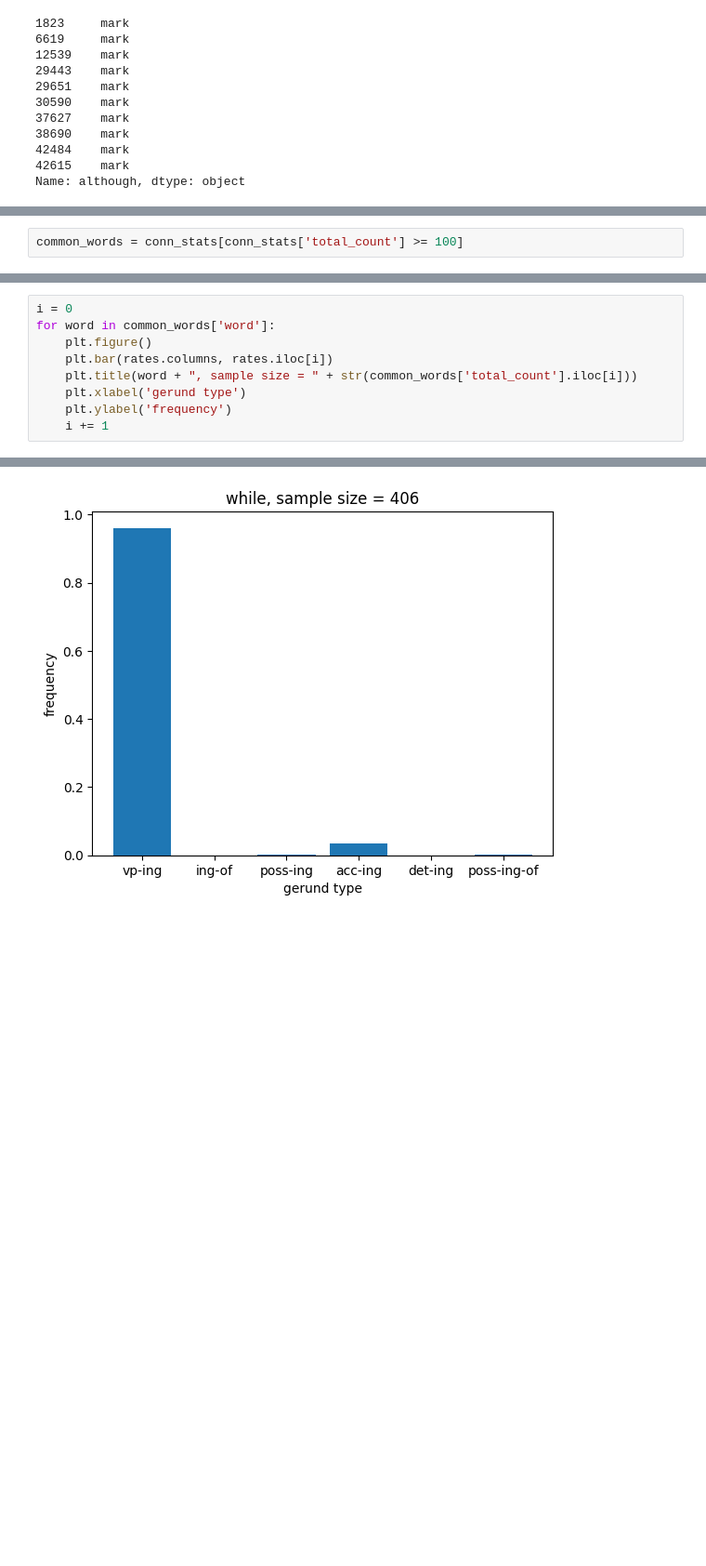
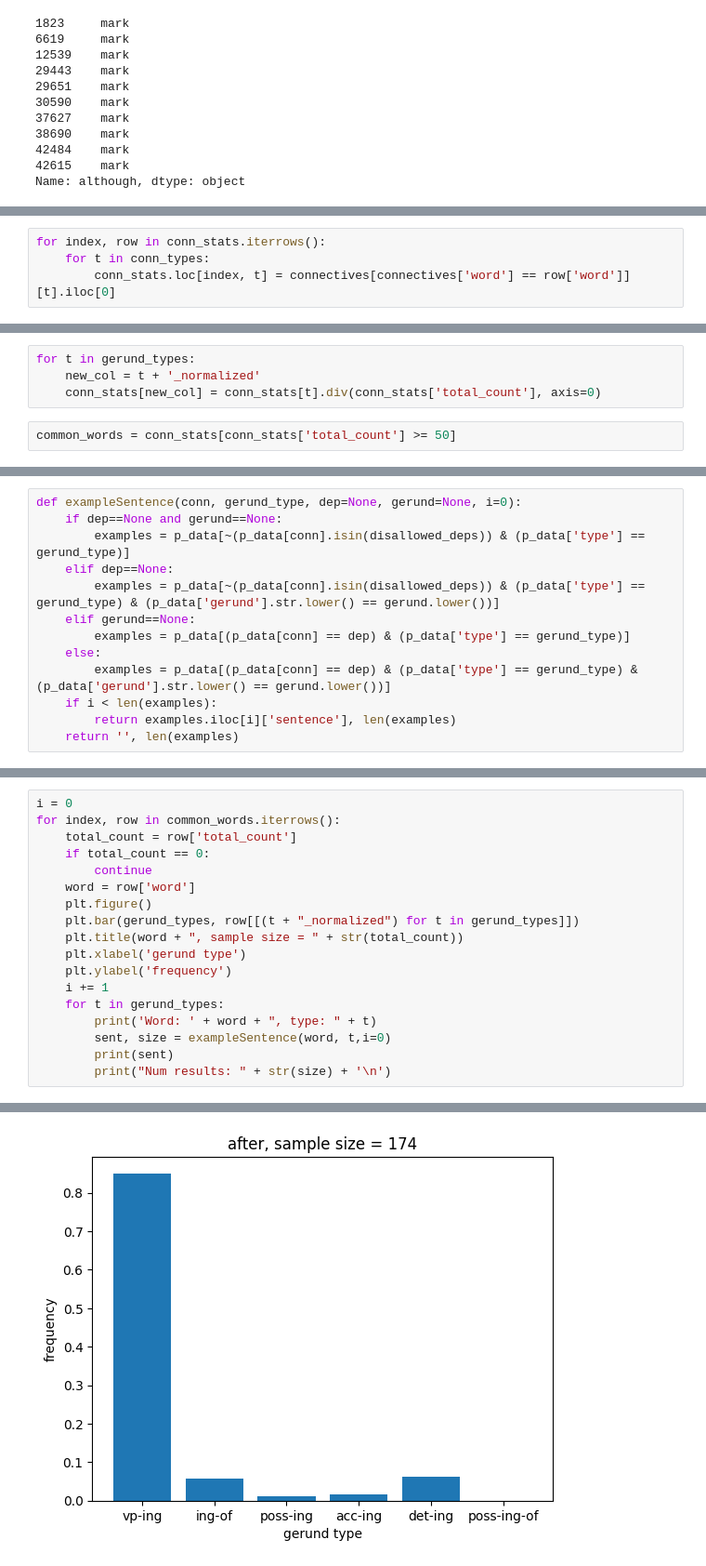
Before and after one commit to varvind830/lingustics-project, a Jupyter notebook: connectives.ipynb, the cells around one changed output, grey strips where cells are left out. Shown at 93% size. Drawn from its saved outputs; the diff is of its cells as text; blank space fills up the shorter version.

```diff
--- a/connectives.ipynb
+++ b/connectives.ipynb
@@ -304,0 +374,4 @@ for word in connectives['word']:
+# %%
+for index, row in conn_stats.iterrows():
+    for t in conn_types:
+        conn_stats.loc[index, t] = connectives[connectives['word'] == row['word']][t].iloc[0]
@@ -305,2 +394,6 @@ for word in connectives['word']:
+# %%
+for t in gerund_types:
+    new_col = t + '_normalized'
+    conn_stats[new_col] = conn_stats[t].div(conn_stats['total_count'], axis=0)
 # %%
-common_words = conn_stats[conn_stats['total_count'] >= 100]
+common_words = conn_stats[conn_stats['total_count'] >= 50]
@@ -312,0 +476,13 @@ Index(['vp-ing', 'ing-of', 'poss-ing', 'acc-ing', 'det-ing', 'poss-ing-of'], dty
+# %%
+def exampleSentence(conn, gerund_type, dep=None, gerund=None, i=0):
+    if dep==None and gerund==None:
+        examples = p_data[~(p_data[conn].isin(disallowed_deps)) & (p_data['type'] == gerund_type)]
+    elif dep==None:
+        examples = p_data[~(p_data[conn].isin(disallowed_deps)) & (p_data['type'] == gerund_type) & (p_data['gerund'].str.lower() == gerund.lower())]
+    elif gerund==None:
+        examples = p_data[(p_data[conn] == dep) & (p_data['type'] == gerund_type)]
+    else:
+        examples = p_data[(p_data[conn] == dep) & (p_data['type'] == gerund_type) & (p_data['gerund'].str.lower() == gerund.lower())]
+    if i < len(examples):
+        return examples.iloc[i]['sentence'], len(examples)
+    return '', len(examples)
@@ -313,10 +512,19 @@ Index(['vp-ing', 'ing-of', 'poss-ing', 'acc-ing', 'det-ing', 'poss-ing-of'], dty
 # %%
 i = 0
-for word in common_words['word']:
+for index, row in common_words.iterrows():
+    total_count = row['total_count']
+    if total_count == 0:
+        continue
+    word = row['word']
     plt.figure()
-    plt.bar(rates.columns, rates.iloc[i])
-    plt.title(word + ", sample size = " + str(common_words['total_count'].iloc[i]))
+    plt.bar(gerund_types, row[[(t + "_normalized") for t in gerund_types]])
+    plt.title(word + ", sample size = " + str(total_count))
     plt.xlabel('gerund type')
     plt.ylabel('frequency')
     i += 1
+    for t in gerund_types:
+        print('Word: ' + word + ", type: " + t)
+        sent, size = exampleSentence(word, t,i=0)
+        print(sent)
+        print("Num results: " + str(size) + '\n')
 # %% [output]
@@ -328 +553 @@ for word in common_words['word']:
-[figure, old version]
+[figure, new version]
```
Also changed, not shown: parts of 25 cells of this notebook.
